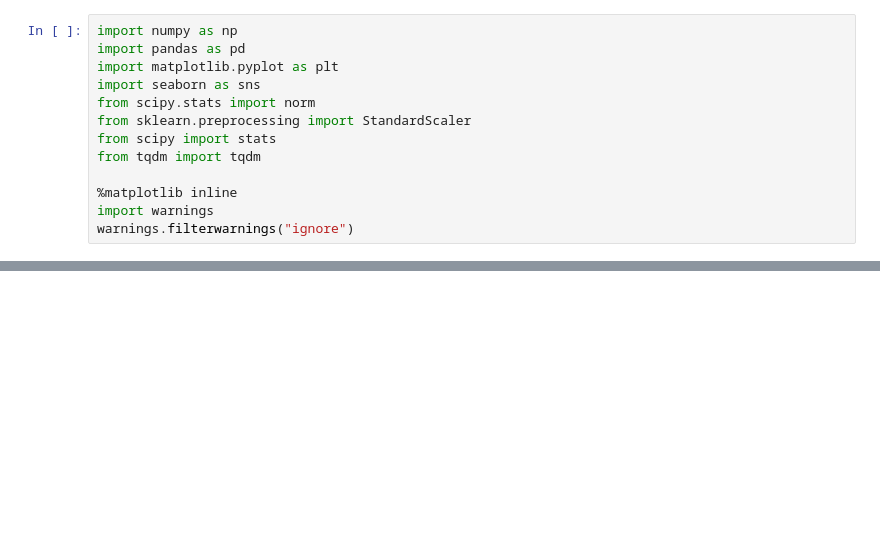
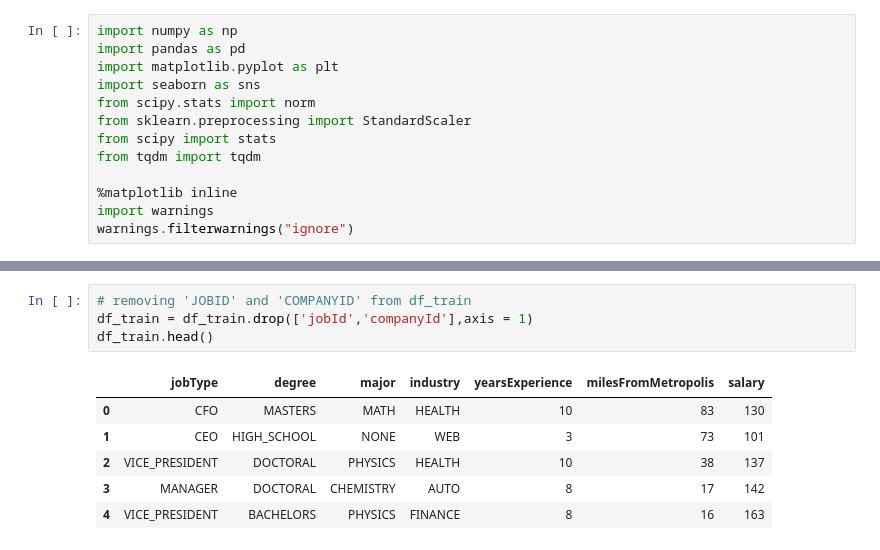
Before and after one commit to SOURAVSHEEL/Employee-Attrition-ML-Project, a Jupyter notebook: employee_attrition.ipynb, the cells around one changed output, grey strips where cells are left out. Drawn from its saved outputs; the diff is of its cells as text; blank space fills up the shorter version.

```diff
--- a/employee_attrition.ipynb
+++ b/employee_attrition.ipynb
@@ -48,0 +212,11 @@ df_test_data.head()
+# %%
+# removing 'JOBID' and 'COMPANYID' from df_train
+df_train = df_train.drop(['jobId','companyId'],axis = 1)
+df_train.head()
+# %% [output]
+|  | jobType | degree | major | industry | yearsExperience | milesFromMetropolis | salary |
+| 0 | CFO | MASTERS | MATH | HEALTH | 10 | 83 | 130 |
+| 1 | CEO | HIGH_SCHOOL | NONE | WEB | 3 | 73 | 101 |
+| 2 | VICE_PRESIDENT | DOCTORAL | PHYSICS | HEALTH | 10 | 38 | 137 |
+| 3 | MANAGER | DOCTORAL | CHEMISTRY | AUTO | 8 | 17 | 142 |
+| 4 | VICE_PRESIDENT | BACHELORS | PHYSICS | FINANCE | 8 | 16 | 163 |
```
Also changed, not shown: parts of 34 cells of this notebook.
